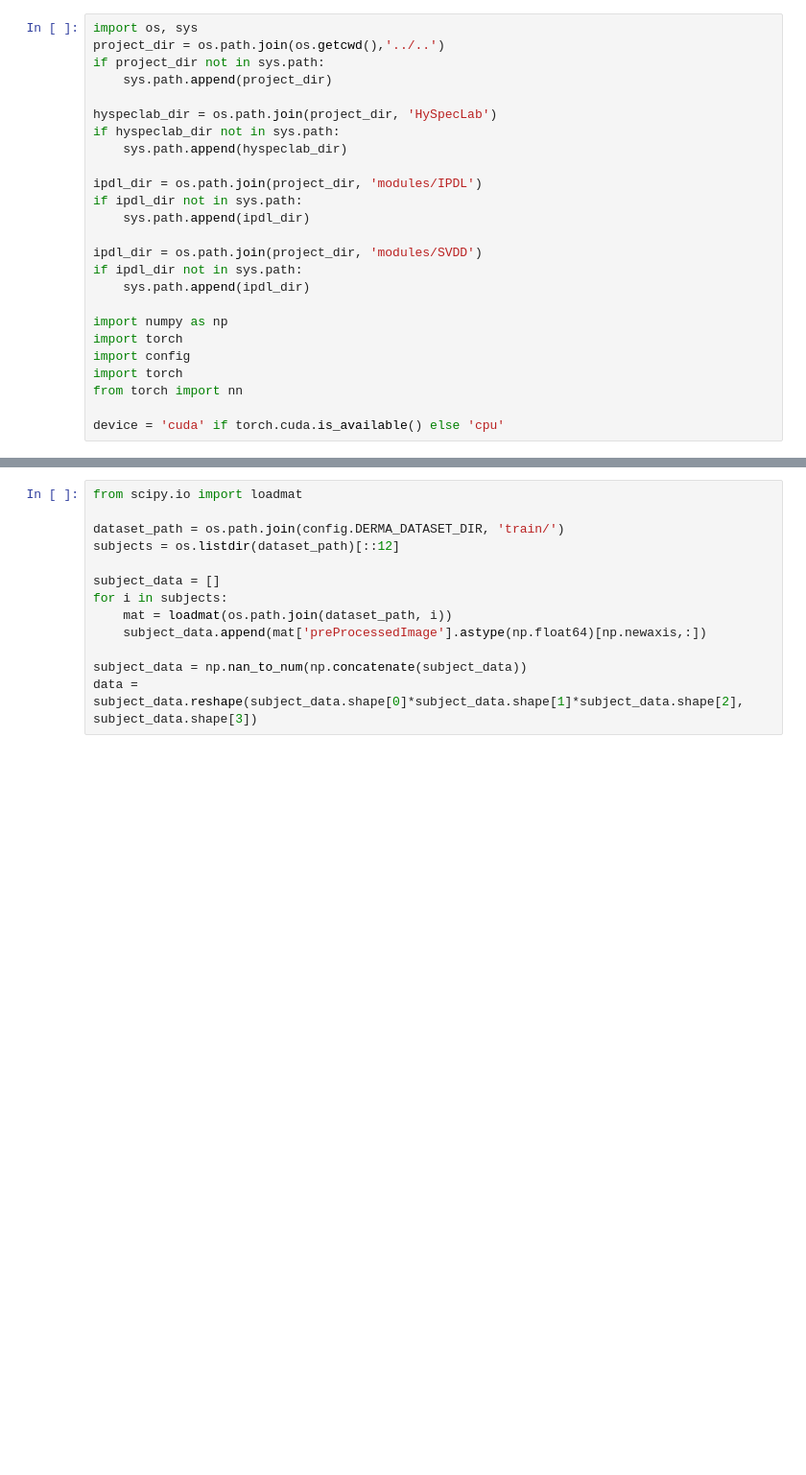
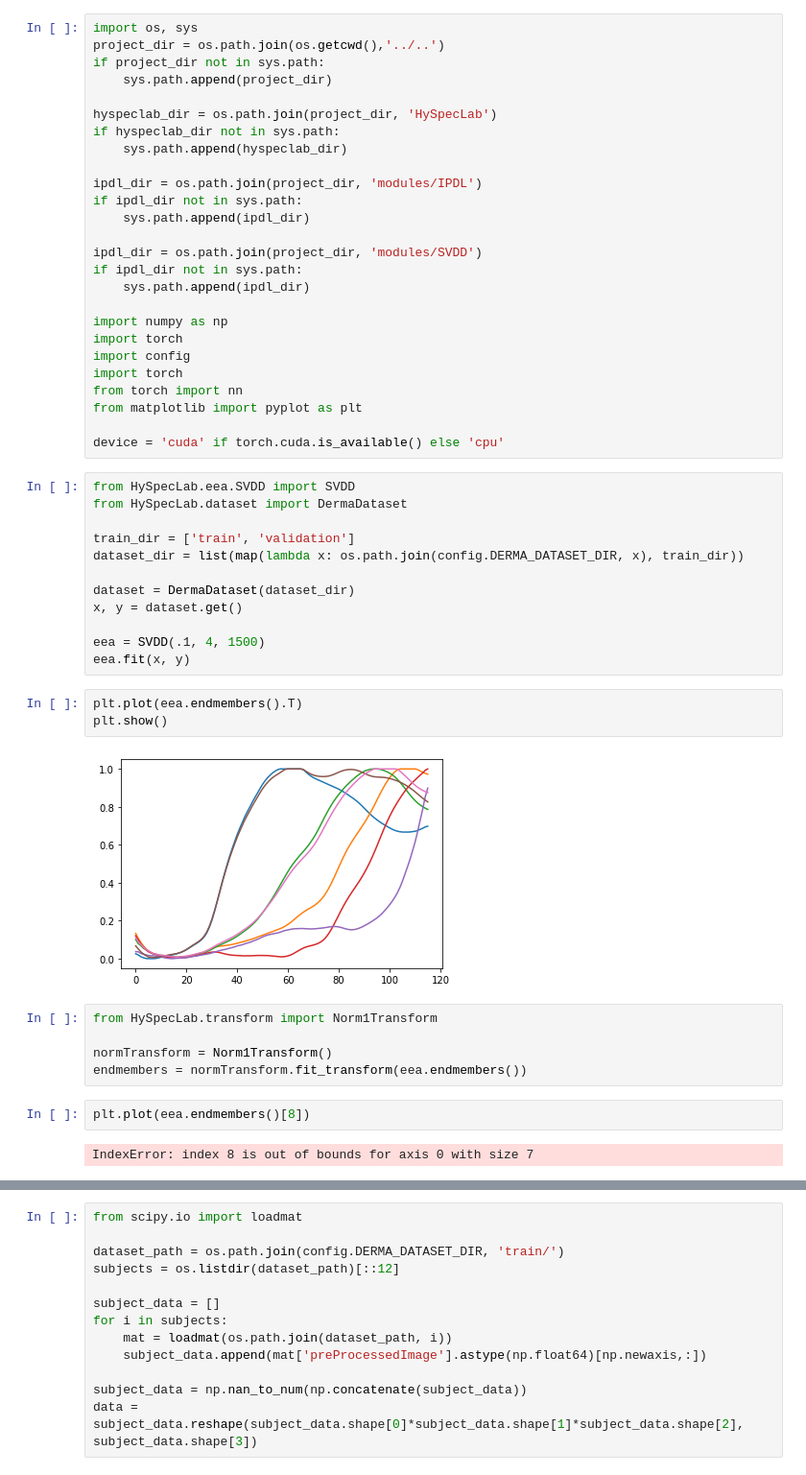
Before and after one commit to SolidusAbi/HySpecLab, a Jupyter notebook: notebooks/unmixing/eea.ipynb, the cells around one changed output, grey strips where cells are left out. Shown: that part at 96% size. Saved outputs shown, nothing was run; the diff lists cells and outputs as text; blank space fills up the shorter version.

Commit message:
SVDD as eea tested

```diff
--- a/notebooks/unmixing/eea.ipynb
+++ b/notebooks/unmixing/eea.ipynb
@@ -21,5 +21,32 @@ import torch
 import config
 import torch
 from torch import nn
+from matplotlib import pyplot as plt
 
 device = 'cuda' if torch.cuda.is_available() else 'cpu'
+# %%
+from HySpecLab.eea.SVDD import SVDD
+from HySpecLab.dataset import DermaDataset
+
+train_dir = ['train', 'validation']
+dataset_dir = list(map(lambda x: os.path.join(config.DERMA_DATASET_DIR, x), train_dir))
+
+dataset = DermaDataset(dataset_dir)
+x, y = dataset.get()
+
+eea = SVDD(.1, 4, 1500)
+eea.fit(x, y)
+# %%
+plt.plot(eea.endmembers().T)
+plt.show()
+# %% [output]
+[figure, added]
+# %%
+from HySpecLab.transform import Norm1Transform
+
+normTransform = Norm1Transform()
+endmembers = normTransform.fit_transform(eea.endmembers())
+# %%
+plt.plot(eea.endmembers()[8])
+# %% [output]
+IndexError: index 8 is out of bounds for axis 0 with size 7
```
Also changed, not shown: parts of 16 cells of this notebook, 6 other files.
